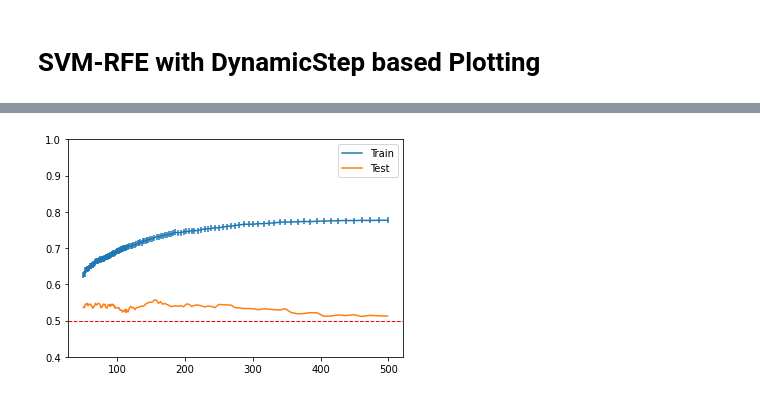
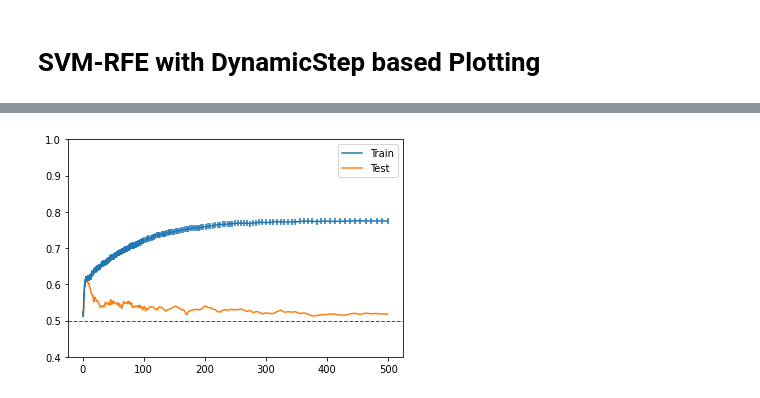
Before and after one commit to elmeunick9/TFG, a Jupyter notebook: Lab/DynamicStep/svm-madelon-parallel.ipynb, the cells around one changed output, grey strips where cells are left out. Cells and saved outputs as stored; diff of their text form; code cells hidden in the pictures.

Commit message:
StopCond++

```diff
--- a/Lab/DynamicStep/svm-madelon-parallel.ipynb
+++ b/Lab/DynamicStep/svm-madelon-parallel.ipynb
@@ -34,7 +35,7 @@ n_features = 500
 # Load the madelon training dataset
 train_data = pd.read_table("MADELON/madelon_train.data", sep=' ', header=None, usecols=range(0,500))
 train_labels = pd.read_table("MADELON/madelon_train.labels", sep=' ', header=None)
-X_train, X_test = np.split(train_data.to_numpy(), [1600])
+X_train, X_test = np.split(preprocessing.scale(train_data.to_numpy()), [1600])
 y_train, y_test = np.split(np.ravel(train_labels.to_numpy()), [1600])
 
 data = DSMethods(n_features, X_train, y_train, X_test, y_test)
@@ -153,7 +160,7 @@ __main__.SVM_RFE_W_DSTEP - 00:04:23.956535900
 # SVM-RFE with DynamicStep based Plotting
 # %%
 @time_func
-def SVM_RFE_W_DSTEP_PLOT(percentage, stop):
+def SVM_RFE_W_DSTEP_PLOT(percentage, stop=1):
     kf = KFold(n_splits=20, shuffle=True)
 
     index = [(test_index, train_index, percentage, stop) for test_index, train_index in kf.split(data.X_train)]
@@ -178,4 +185,4 @@ __main__.SVM_RFE_W_DSTEP_PLOT - 00:01:24.550059700
 # %%
-SVM_RFE_W_DSTEP_PLOT(0.03, 50)
+SVM_RFE_W_DSTEP_PLOT(0.02, 1)
 # %% [output]
-[figure, old version]
+[figure, new version]
```
Also changed, not shown: parts of 8 cells of this notebook, 29 other files.
